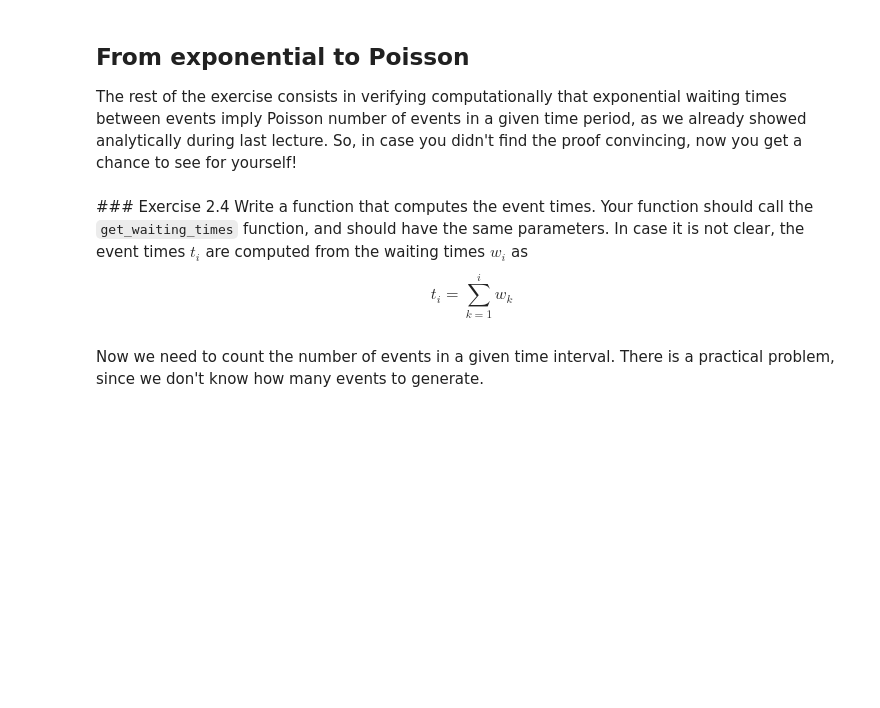
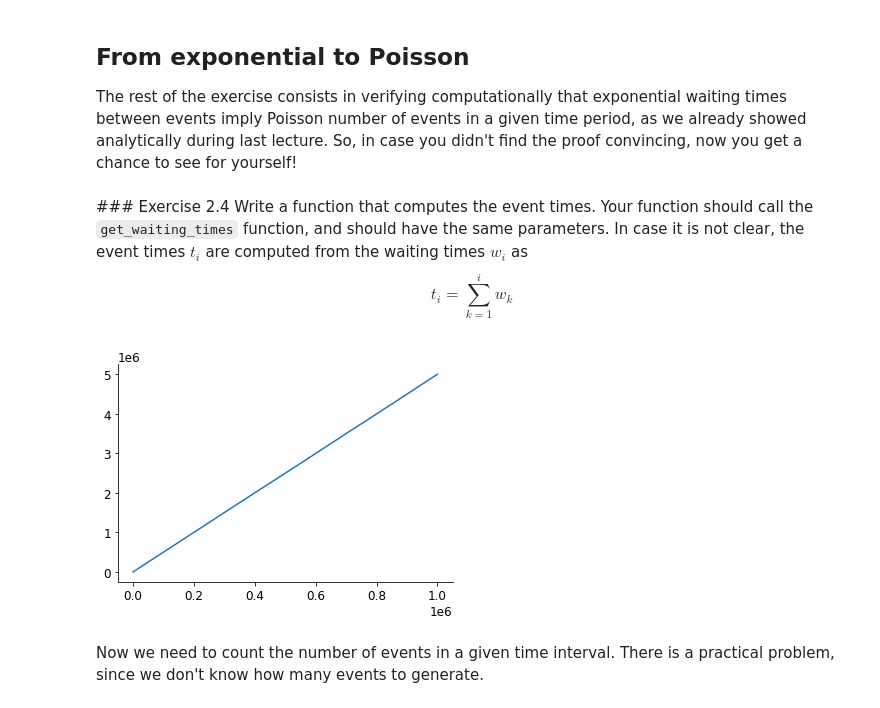
Before and after one commit to Samuele-Colombo/stat-mech-python-course-1, a Jupyter notebook: notebooks/2-Waiting-for-the-Bus.ipynb, the cells around one changed output. Drawn from its saved outputs; the diff is of its cells as text; code cells hidden in the pictures; blank space fills up the shorter version.

```diff
--- a/notebooks/2-Waiting-for-the-Bus.ipynb
+++ b/notebooks/2-Waiting-for-the-Bus.ipynb
@@ -95,11 +104,19 @@ t_i = \sum_{k=1}^{i} w_k
 $$
 # %%
 def get_event_times(size, lam):
-    waiting_times = ...
+    waiting_times = get_waiting_times(size, lam)
     # we simply do a cumulative sum of the waiting times
     # find a numpy function that does cumulatives sums
-    event_times = ...
+    event_times = np.cumsum(waiting_times)
     return event_times
+# %%
+fig, ax = plt.subplots(1, 1, figsize=(6, 4))
+bins = np.linspace(0, 25, num=2*25 +1)
+ax.plot(
+    get_event_times(10**6, 1/5)
+);
+# %% [output]
+[figure, added]
 # %% [markdown]
 Now we need to count the number of events in a given time interval. There is a practical problem, since we don't know how many events to generate.
 # %% [markdown]
```
Also changed, not shown: parts of 4 cells of this notebook, 1 other file.
